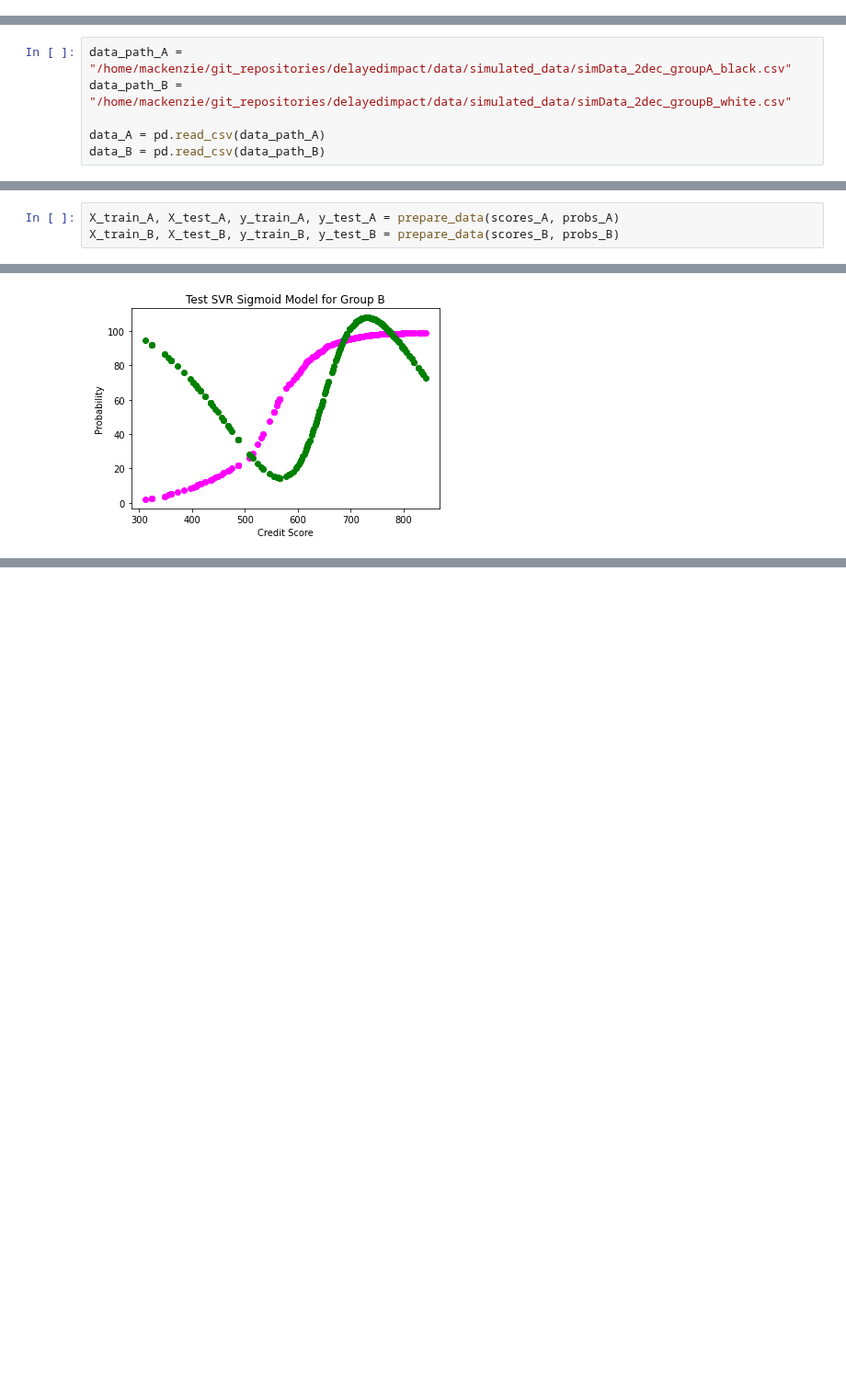
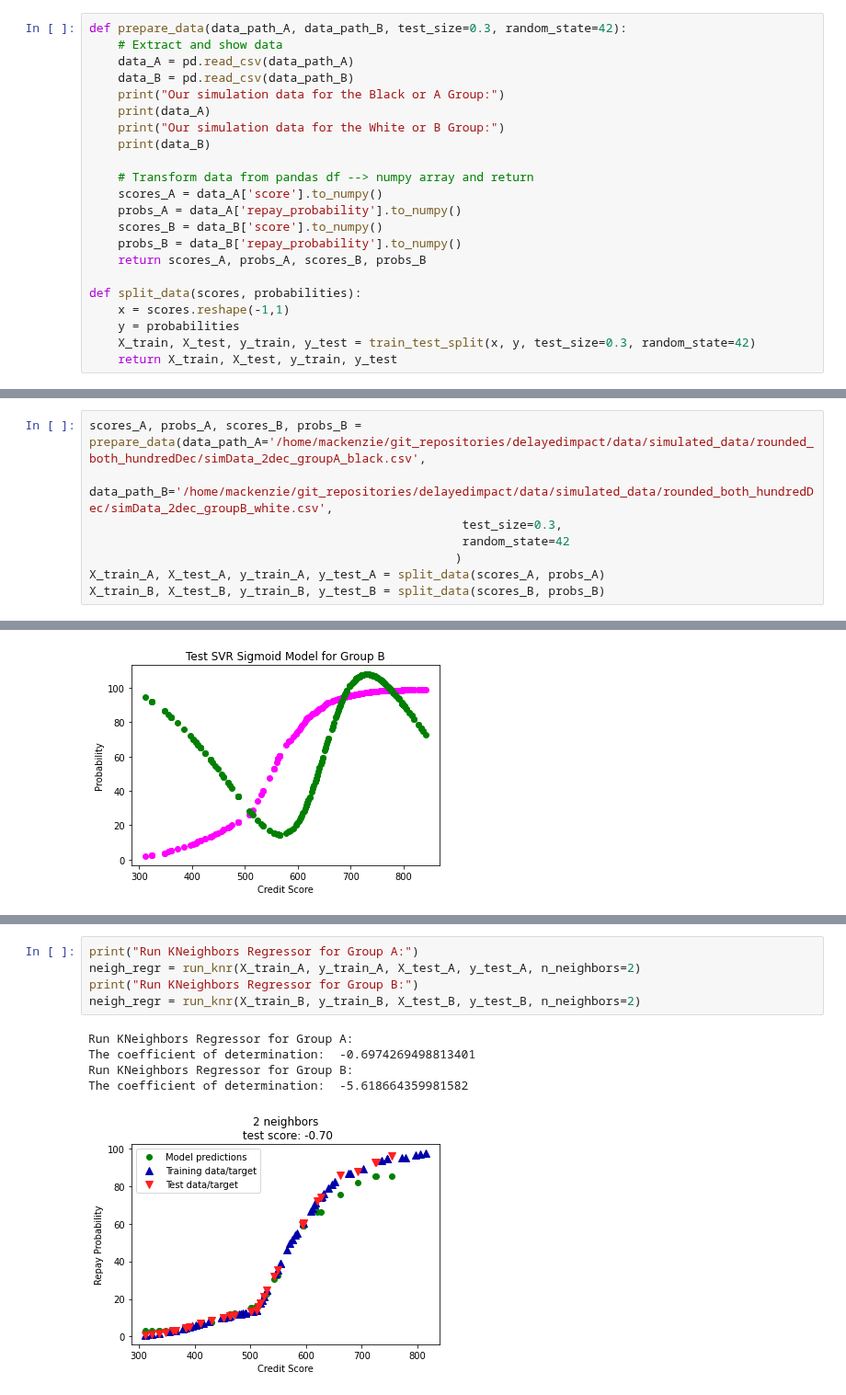
Before and after one commit to lydiatliu/delayedimpact, a Jupyter notebook: notebooks/simData_regressions.ipynb, the cells around one changed output, grey strips where cells are left out. Shown at 92% size. Drawn from its saved outputs; the diff is of its cells as text; blank space fills up the shorter version.

```diff
--- a/notebooks/simData_regressions.ipynb
+++ b/notebooks/simData_regressions.ipynb
@@ -24,0 +24,22 @@ from sklearn.linear_model import LinearRegression
+# %%
+def prepare_data(data_path_A, data_path_B, test_size=0.3, random_state=42):
+    # Extract and show data
+    data_A = pd.read_csv(data_path_A)
+    data_B = pd.read_csv(data_path_B)
+    print("Our simulation data for the Black or A Group:")
+    print(data_A)
+    print("Our simulation data for the White or B Group:")
+    print(data_B)
+
+    # Transform data from pandas df --> numpy array and return
+    scores_A = data_A['score'].to_numpy()
+    probs_A = data_A['repay_probability'].to_numpy()
+    scores_B = data_B['score'].to_numpy()
+    probs_B = data_B['repay_probability'].to_numpy()
+    return scores_A, probs_A, scores_B, probs_B
+
+def split_data(scores, probabilities):
+    x = scores.reshape(-1,1)
+    y = probabilities
+    X_train, X_test, y_train, y_test = train_test_split(x, y, test_size=0.3, random_state=42)
+    return X_train, X_test, y_train, y_test
@@ -25,6 +95,8 @@ from sklearn.linear_model import LinearRegression
 # %%
-data_path_A = "/home/mackenzie/git_repositories/delayedimpact/data/simulated_data/simData_2dec_groupA_black.csv"
-data_path_B = "/home/mackenzie/git_repositories/delayedimpact/data/simulated_data/simData_2dec_groupB_white.csv"
-
-data_A = pd.read_csv(data_path_A)
-data_B = pd.read_csv(data_path_B)
+scores_A, probs_A, scores_B, probs_B = prepare_data(data_path_A='/home/mackenzie/git_repositories/delayedimpact/data/simulated_data/rounded_both_hundredDec/simData_2dec_groupA_black.csv',
+                                                    data_path_B='/home/mackenzie/git_repositories/delayedimpact/data/simulated_data/rounded_both_hundredDec/simData_2dec_groupB_white.csv',
+                                                    test_size=0.3,
+                                                    random_state=42
+                                                   )
+X_train_A, X_test_A, y_train_A, y_test_A = split_data(scores_A, probs_A)
+X_train_B, X_test_B, y_train_B, y_test_B = split_data(scores_B, probs_B)
@@ -70,4 +121 @@ def prepare_data(scores, probabilities):
-# %%
-X_train_A, X_test_A, y_train_A, y_test_A = prepare_data(scores_A, probs_A)
-X_train_B, X_test_B, y_train_B, y_test_B = prepare_data(scores_B, probs_B)
 # %% [markdown]
@@ -199,0 +197,11 @@ Note: magenta is true, green is predicted
+# %%
+print("Run KNeighbors Regressor for Group A:")
+neigh_regr = run_knr(X_train_A, y_train_A, X_test_A, y_test_A, n_neighbors=2)
+print("Run KNeighbors Regressor for Group B:")
+neigh_regr = run_knr(X_train_B, y_train_B, X_test_B, y_test_B, n_neighbors=2)
+# %% [output]
+Run KNeighbors Regressor for Group A:
+The coefficient of determination:  -0.6974269498813401
+Run KNeighbors Regressor for Group B:
+The coefficient of determination:  -5.618664359981582
+[figure, added]
```
Also changed, not shown: parts of 63 cells of this notebook, 1 other file.
